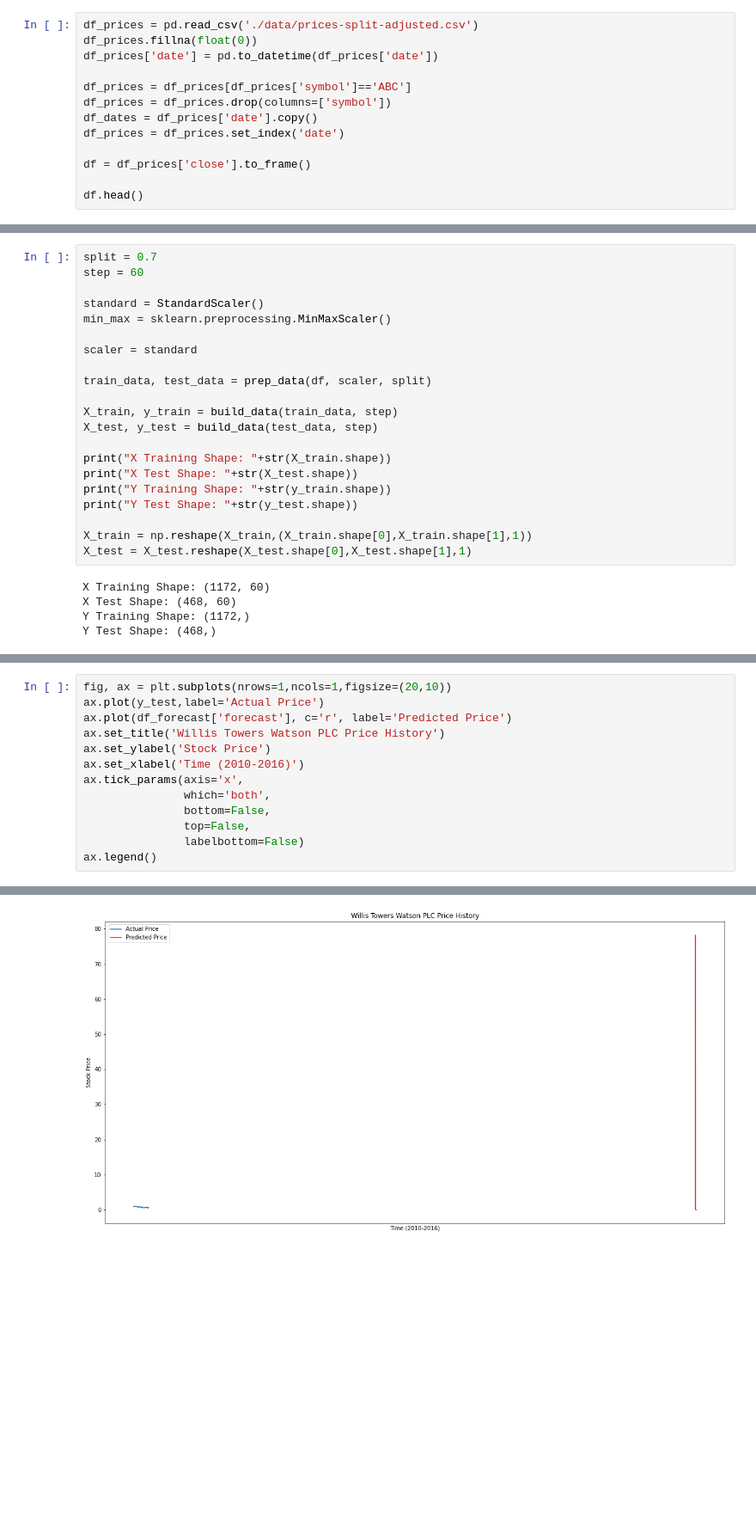
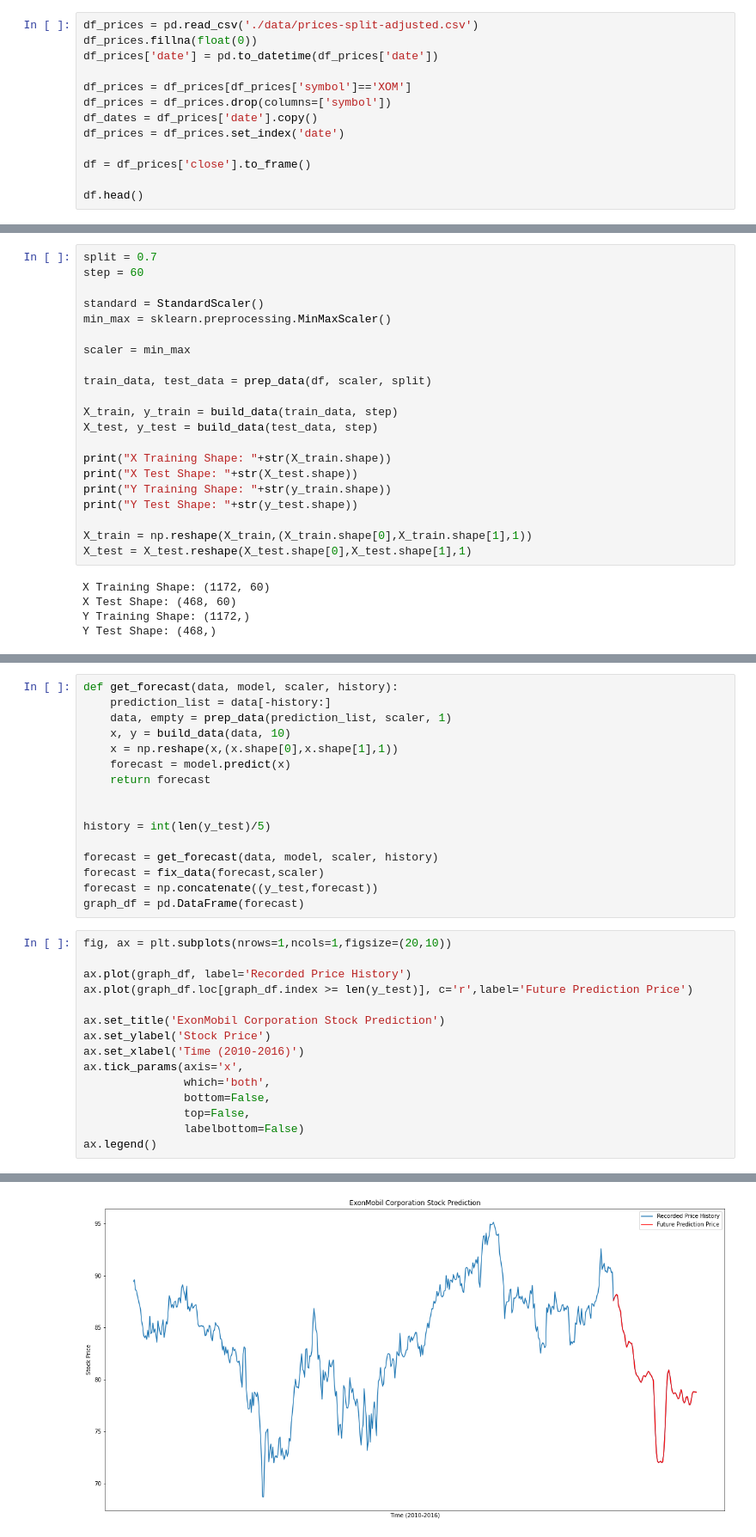
Before and after one commit to WhyHelloPear/stockmarket_analysis, a Jupyter notebook: 3_model_tests.ipynb, the cells around one changed output, grey strips where cells are left out. Shown at 86% size. Drawn from its saved outputs; the diff is of its cells as text; blank space fills up the shorter version.

```diff
--- a/3_model_tests.ipynb
+++ b/3_model_tests.ipynb
@@ -19,7 +19,7 @@ df_prices = pd.read_csv('./data/prices-split-adjusted.csv')
 df_prices.fillna(float(0))
 df_prices['date'] = pd.to_datetime(df_prices['date'])
 
-df_prices = df_prices[df_prices['symbol']=='ABC']
+df_prices = df_prices[df_prices['symbol']=='XOM']
 df_prices = df_prices.drop(columns=['symbol'])
 df_dates = df_prices['date'].copy()
 df_prices = df_prices.set_index('date')
@@ -77,7 +77,7 @@ step = 60
 standard = StandardScaler()
 min_max = sklearn.preprocessing.MinMaxScaler()
 
-scaler = standard
+scaler = min_max
 
 train_data, test_data = prep_data(df, scaler, split)
 
@@ -212,16 +166,34 @@ AttributeError: 'tuple' object has no attribute 'reshape'
+# %%
+def get_forecast(data, model, scaler, history):
+    prediction_list = data[-history:]
+    data, empty = prep_data(prediction_list, scaler, 1)
+    x, y = build_data(data, 10)
+    x = np.reshape(x,(x.shape[0],x.shape[1],1))
+    forecast = model.predict(x)
+    return forecast
+
+
+history = int(len(y_test)/5)
+
+forecast = get_forecast(data, model, scaler, history)
+forecast = fix_data(forecast,scaler)
+forecast = np.concatenate((y_test,forecast))
+graph_df = pd.DataFrame(forecast)
 # %%
 fig, ax = plt.subplots(nrows=1,ncols=1,figsize=(20,10))
-ax.plot(y_test,label='Actual Price')
-ax.plot(df_forecast['forecast'], c='r', label='Predicted Price')
-ax.set_title('Willis Towers Watson PLC Price History')
+
+ax.plot(graph_df, label='Recorded Price History')
+ax.plot(graph_df.loc[graph_df.index >= len(y_test)], c='r',label='Future Prediction Price')
+
+ax.set_title('ExonMobil Corporation Stock Prediction')
 ax.set_ylabel('Stock Price')
 ax.set_xlabel('Time (2010-2016)')
 ax.tick_params(axis='x',
                which='both',
                bottom=False,
                top=False,
                labelbottom=False)
 ax.legend()
 # %% [output]
 <matplotlib.legend.Legend at 0x...>
-[figure, old version]
+[figure, new version]
```
Also changed, not shown: parts of 5 cells of this notebook.
